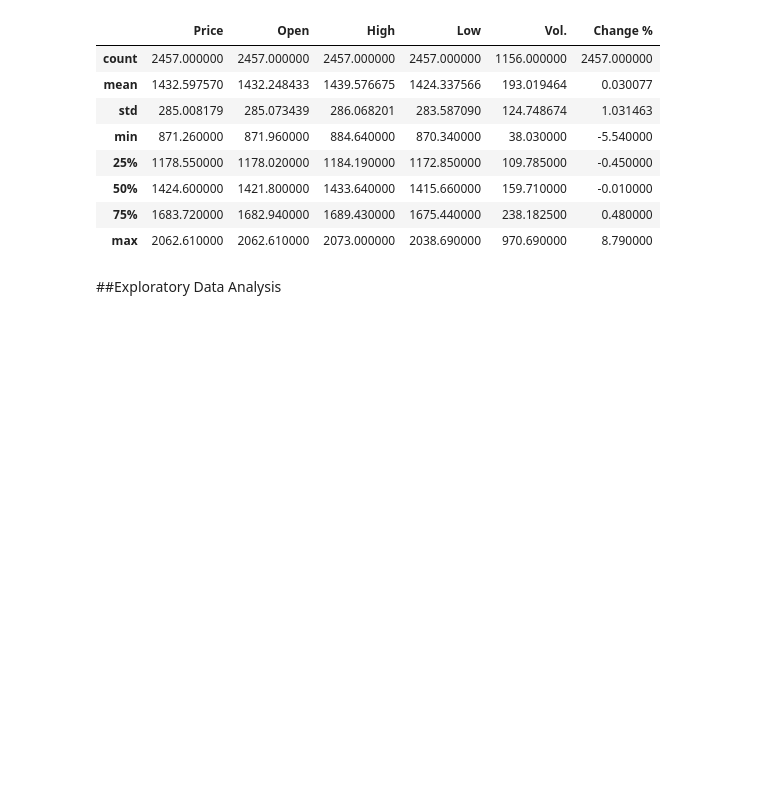
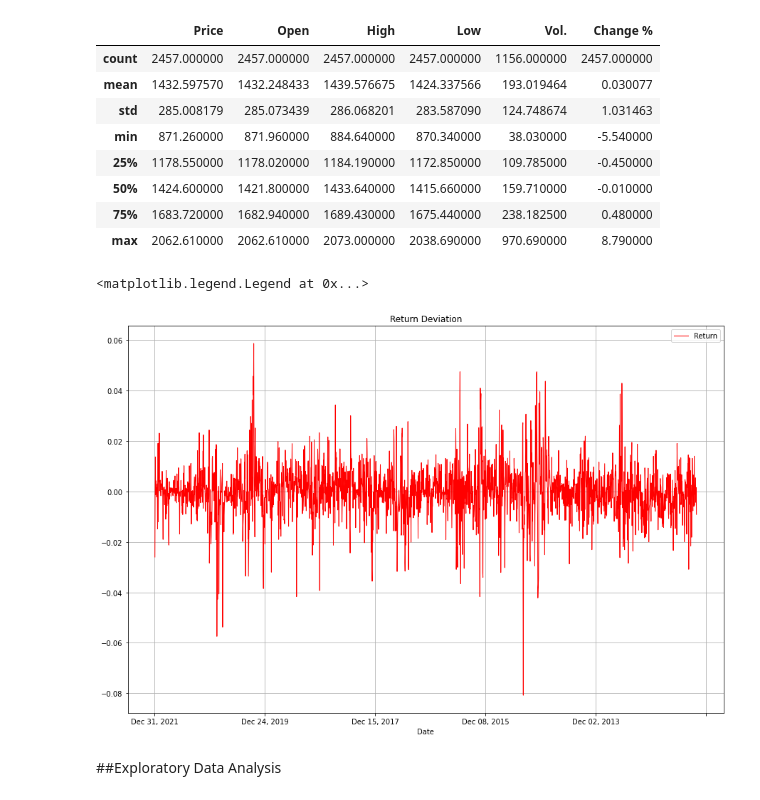
Before and after one commit to Eminent01/Baum-Tenpers-Research, a Jupyter notebook: Baum_Tenper_Research.ipynb, the cells around one changed output. Saved outputs shown, nothing was run; the diff lists cells and outputs as text; code cells hidden in the pictures; blank space fills up the shorter version.

```diff
--- a/Baum_Tenper_Research.ipynb
+++ b/Baum_Tenper_Research.ipynb
@@ -65,6 +90,14 @@ data.describe()
 | 50% | 1424.600000 | 1421.800000 | 1433.640000 | 1415.660000 | 159.710000 | -0.010000 |
 | 75% | 1683.720000 | 1682.940000 | 1689.430000 | 1675.440000 | 238.182500 | 0.480000 |
 | max | 2062.610000 | 2062.610000 | 2073.000000 | 2038.690000 | 970.690000 | 8.790000 |
+# %%
+# Return Deviation measures the Mean of the Probability Distribution of Investment Returns if it has a positive/negative Average Net Outcome
+rd = close_col / close_col.shift(1) - 1
+rd.plot(label='Return', figsize=(15, 10), title='Return Deviation', color='red', linewidth=1.0, grid=True)
+plt.legend()
+# %% [output]
+<matplotlib.legend.Legend at 0x...>
+[figure, added]
 # %% [markdown]
 ##Exploratory Data Analysis
 # %%
```
Also changed, not shown: parts of 54 cells of this notebook.
